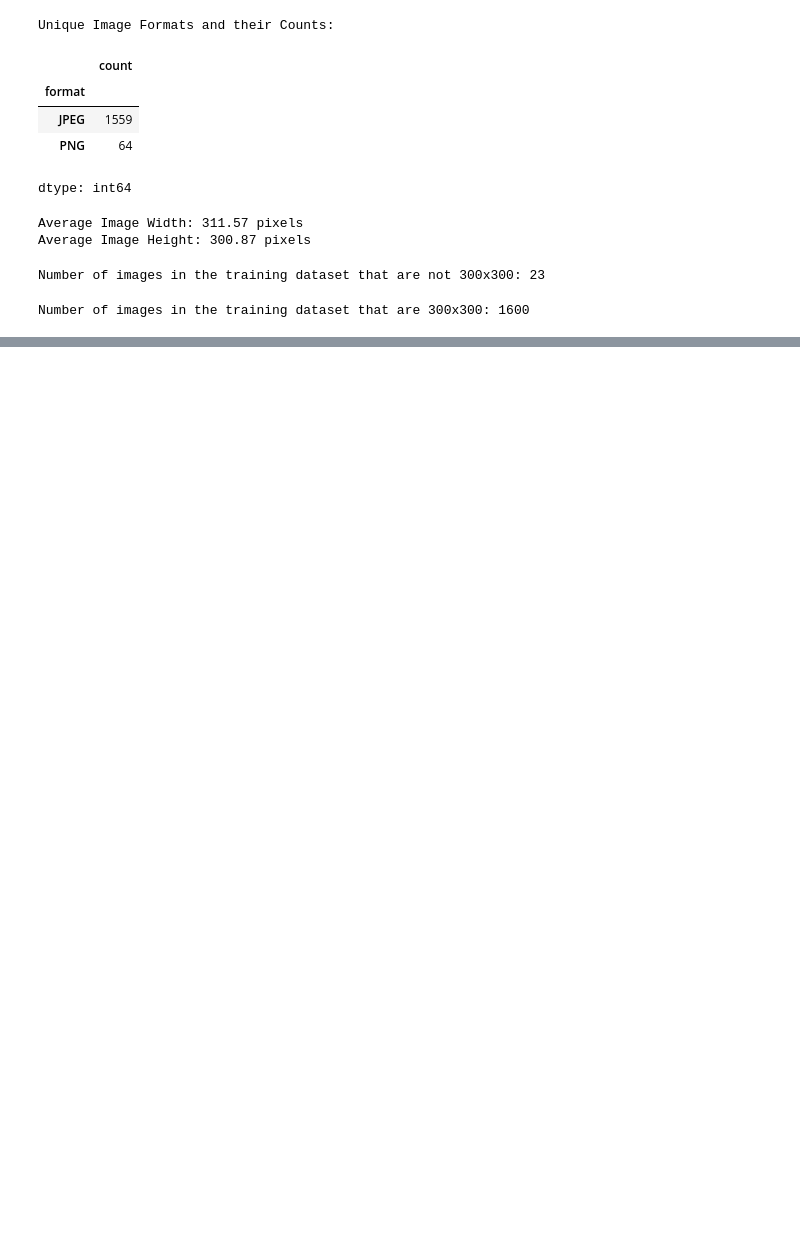
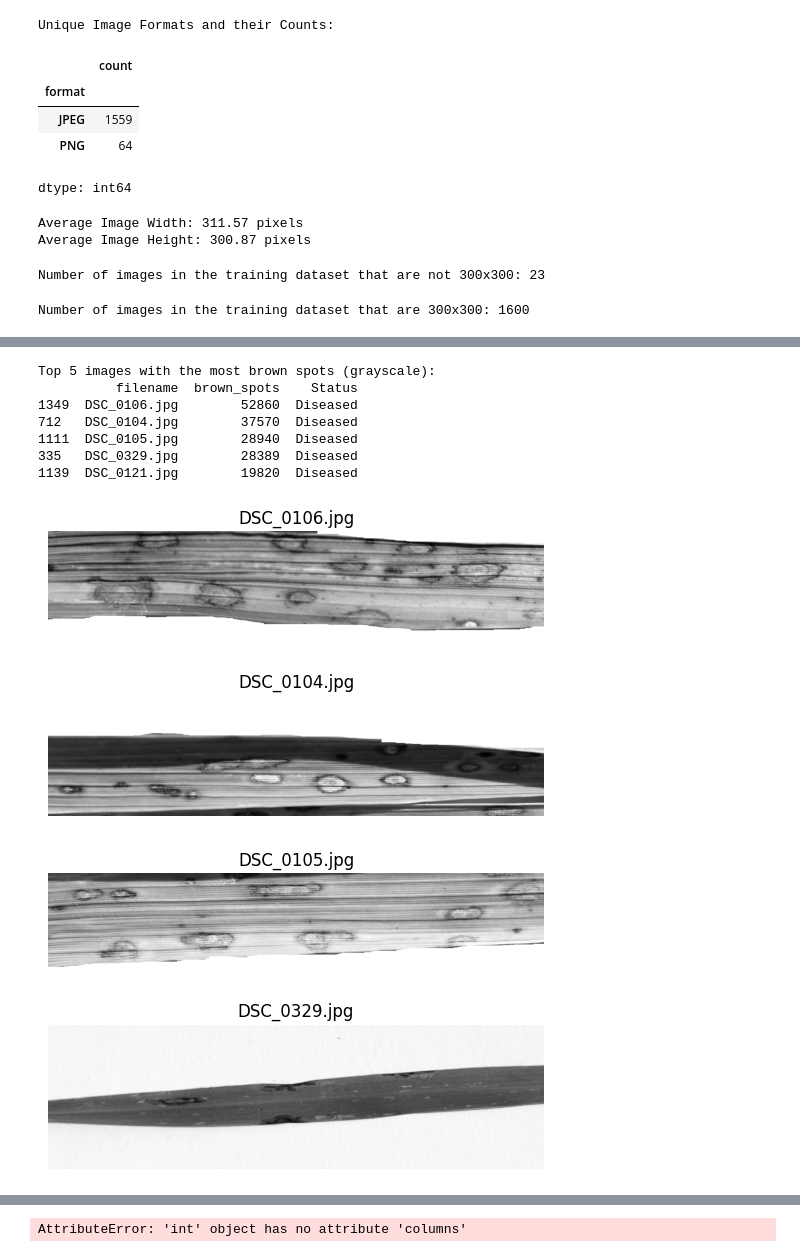
Before and after one commit to AlexFraisl/Crop-Disease-Model-HSLU, a Jupyter notebook: Crop_Notebook2_Brownspot.ipynb, the cells around one changed output, grey strips where cells are left out. Saved outputs shown, nothing was run; the diff lists cells and outputs as text; code cells hidden in the pictures; blank space fills up the shorter version.

```diff
--- a/Crop_Notebook2_Brownspot.ipynb
+++ b/Crop_Notebook2_Brownspot.ipynb
@@ -465,0 +416,39 @@ for index, row in top_5_images.iterrows():
+# %%
+# prompt: Show us the top 5 images with the highest brown spot score in grey tone
+
+# Assuming brown_spots_df is already created from the previous code
+
+def display_grayscale_image(image_path):
+    """Displays the image in grayscale."""
+    try:
+        img = cv2.imread(image_path, cv2.IMREAD_GRAYSCALE)  # Load as grayscale
+        plt.figure()
+        plt.imshow(img, cmap='gray')  # Display with gray colormap
+        plt.title(os.path.basename(image_path))
+        plt.axis('off')  # Hide axes
+        plt.show()
+    except Exception as e:
+        print(f"Error displaying {image_path}: {e}")
+
+# Sort the DataFrame by brown_spots count in descending order
+top_5_images = brown_spots_df.sort_values(by="brown_spots", ascending=False).head(5)
+
+print("\nTop 5 images with the most brown spots (grayscale):")
+print(top_5_images)
+
+# Display the top 5 images in grayscale
+for index, row in top_5_images.iterrows():
+    image_path = os.path.join(training_folder, row["filename"])
+    display_grayscale_image(image_path)
+# %% [output]
+Top 5 images with the most brown spots (grayscale):
+          filename  brown_spots    Status
+1349  DSC_0106.jpg        52860  Diseased
+712   DSC_0104.jpg        37570  Diseased
+1111  DSC_0105.jpg        28940  Diseased
+335   DSC_0329.jpg        28389  Diseased
+1139  DSC_0121.jpg        19820  Diseased
+[figure, added]
+[figure, added]
+[figure, added]
+[figure, added]
@@ -465,0 +456,35 @@ for index, row in top_5_images.iterrows():
+# %%
+# prompt: Wie kann ich die Form der Braunen Punkte analysieren und klassifizieren?
+
+# ... (Your existing code)
+
+# Assuming training_df is already created and contains the 'filename' column and 'brown_spot_score'
+if 'brown_spot_score' in training_df.columns:
+    # ... (Your existing code for brown spot analysis)
+
+    # Example: Classify images based on brown spot score
+    def classify_brown_spot(score):
+        if score < 1000:  # Example threshold - adjust as needed
+            return "Low"
+        elif score < 5000:
+            return "Medium"
+        else:
+            return "High"
+
+    training_df['brown_spot_class'] = training_df['brown_spot_score'].apply(classify_brown_spot)
+
+    print("\nImage Classification based on Brown Spot Score:")
+    print(training_df[['filename', 'brown_spot_score', 'brown_spot_class']])
+
+    # Visualize the classification
+    plt.figure(figsize=(10, 6))
+    sns.countplot(x='brown_spot_class', data=training_df)
+    plt.xlabel("Brown Spot Severity Class")
+    plt.ylabel("Number of Images")
+    plt.title("Distribution of Brown Spot Severity Classes")
+    plt.show()
+
+else:
+    print("Error: 'brown_spot_score' column not found in training_df. Run the brown spot detection first.")
+# %% [output]
+AttributeError: 'int' object has no attribute 'columns'
```
Also changed, not shown: parts of 12 cells of this notebook.
